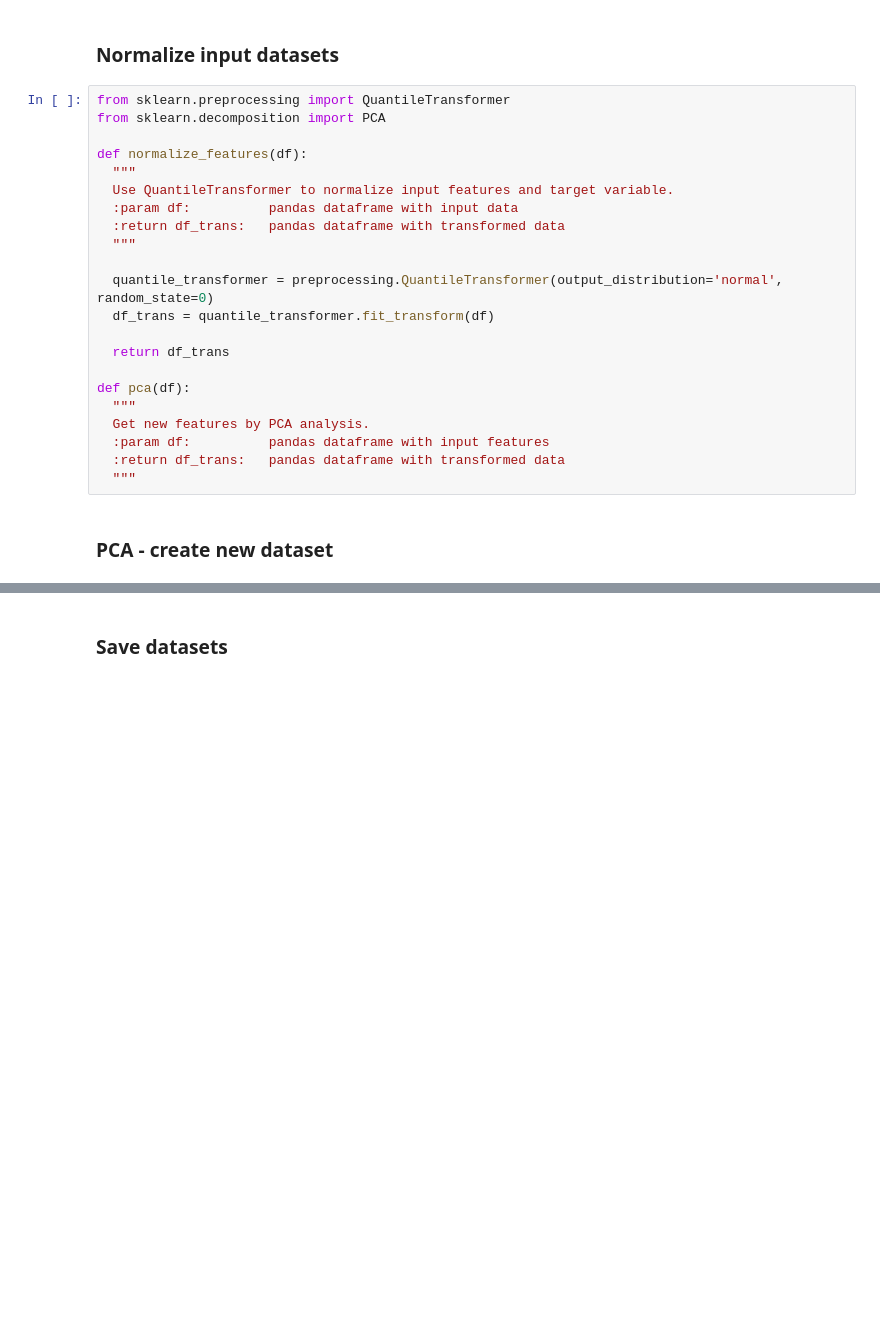
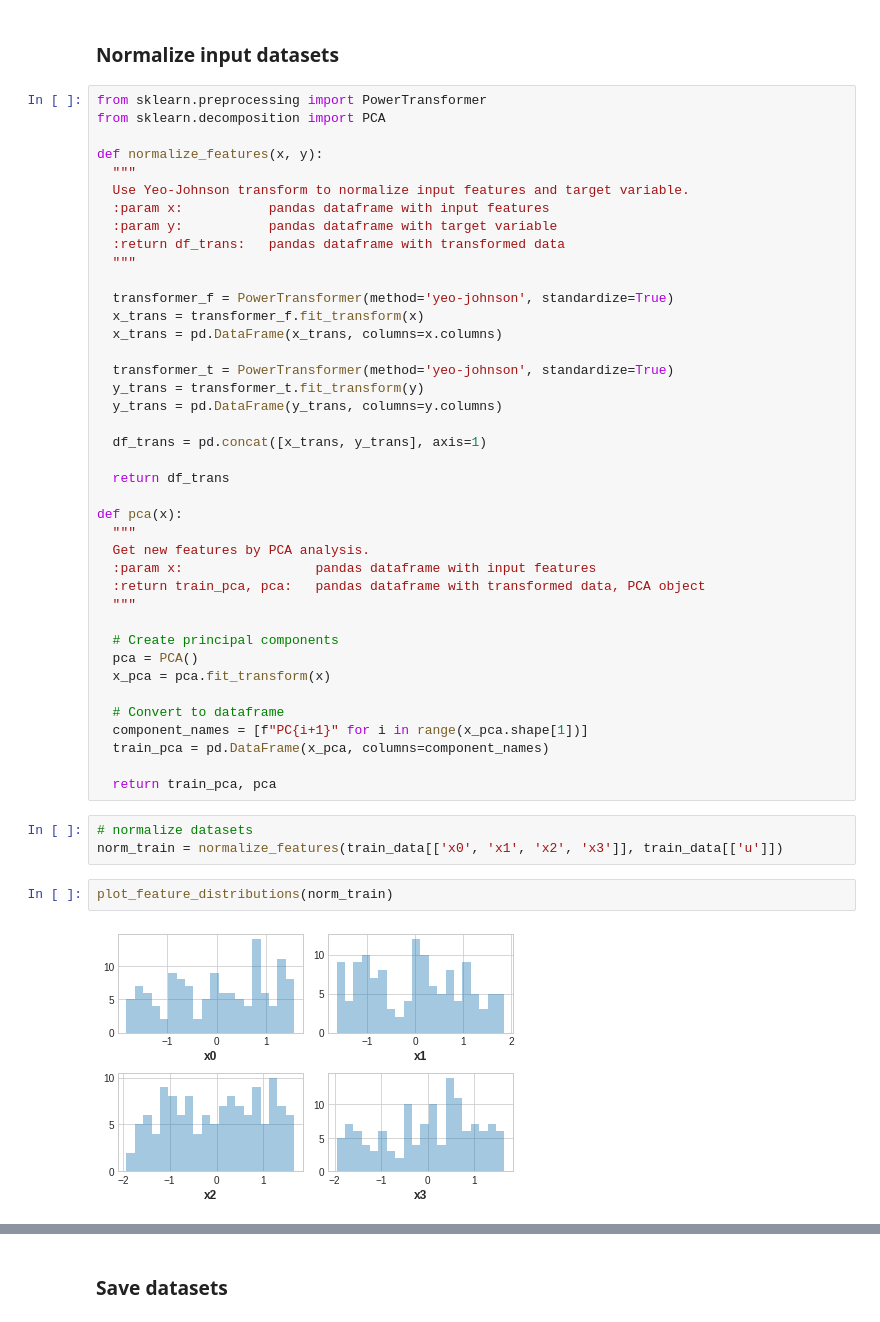
Before and after one commit to mateopolancecofficial/DeepLearningProjects, a Jupyter notebook: Regression/VineyardExploration.ipynb, the cells around one changed output, grey strips where cells are left out. Cells and saved outputs as stored; diff of their text form; blank space fills up the shorter version.

```diff
--- a/Regression/VineyardExploration.ipynb
+++ b/Regression/VineyardExploration.ipynb
@@ -398,26 +398,49 @@ df
 # %% [markdown]
 ### Normalize input datasets
 # %%
-from sklearn.preprocessing import QuantileTransformer
+from sklearn.preprocessing import PowerTransformer
 from sklearn.decomposition import PCA
 
-def normalize_features(df):
+def normalize_features(x, y):
   """
-  Use QuantileTransformer to normalize input features and target variable.
-  :param df:          pandas dataframe with input data
+  Use Yeo-Johnson transform to normalize input features and target variable.
+  :param x:           pandas dataframe with input features
+  :param y:           pandas dataframe with target variable
   :return df_trans:   pandas dataframe with transformed data
   """
 
-  quantile_transformer = preprocessing.QuantileTransformer(output_distribution='normal', random_state=0)
-  df_trans = quantile_transformer.fit_transform(df)
+  transformer_f = PowerTransformer(method='yeo-johnson', standardize=True)
+  x_trans = transformer_f.fit_transform(x)
+  x_trans = pd.DataFrame(x_trans, columns=x.columns)
+
+  transformer_t = PowerTransformer(method='yeo-johnson', standardize=True)
+  y_trans = transformer_t.fit_transform(y)
+  y_trans = pd.DataFrame(y_trans, columns=y.columns)
+
+  df_trans = pd.concat([x_trans, y_trans], axis=1)
 
   return df_trans
 
-def pca(df):
+def pca(x):
   """
   Get new features by PCA analysis.
-  :param df:          pandas dataframe with input features
-  :return df_trans:   pandas dataframe with transformed data
+  :param x:                 pandas dataframe with input features
+  :return train_pca, pca:   pandas dataframe with transformed data, PCA object
   """
+
+  # Create principal components
+  pca = PCA()
+  x_pca = pca.fit_transform(x)
+
+  # Convert to dataframe
+  component_names = [f"PC{i+1}" for i in range(x_pca.shape[1])]
+  train_pca = pd.DataFrame(x_pca, columns=component_names)
+
+  return train_pca, pca
-# %% [markdown]
-### PCA - create new dataset
+# %%
+# normalize datasets
+norm_train = normalize_features(train_data[['x0', 'x1', 'x2', 'x3']], train_data[['u']])
+# %%
+plot_feature_distributions(norm_train)
+# %% [output]
+[figure, added]
```
Also changed, not shown: parts of 24 cells of this notebook.
